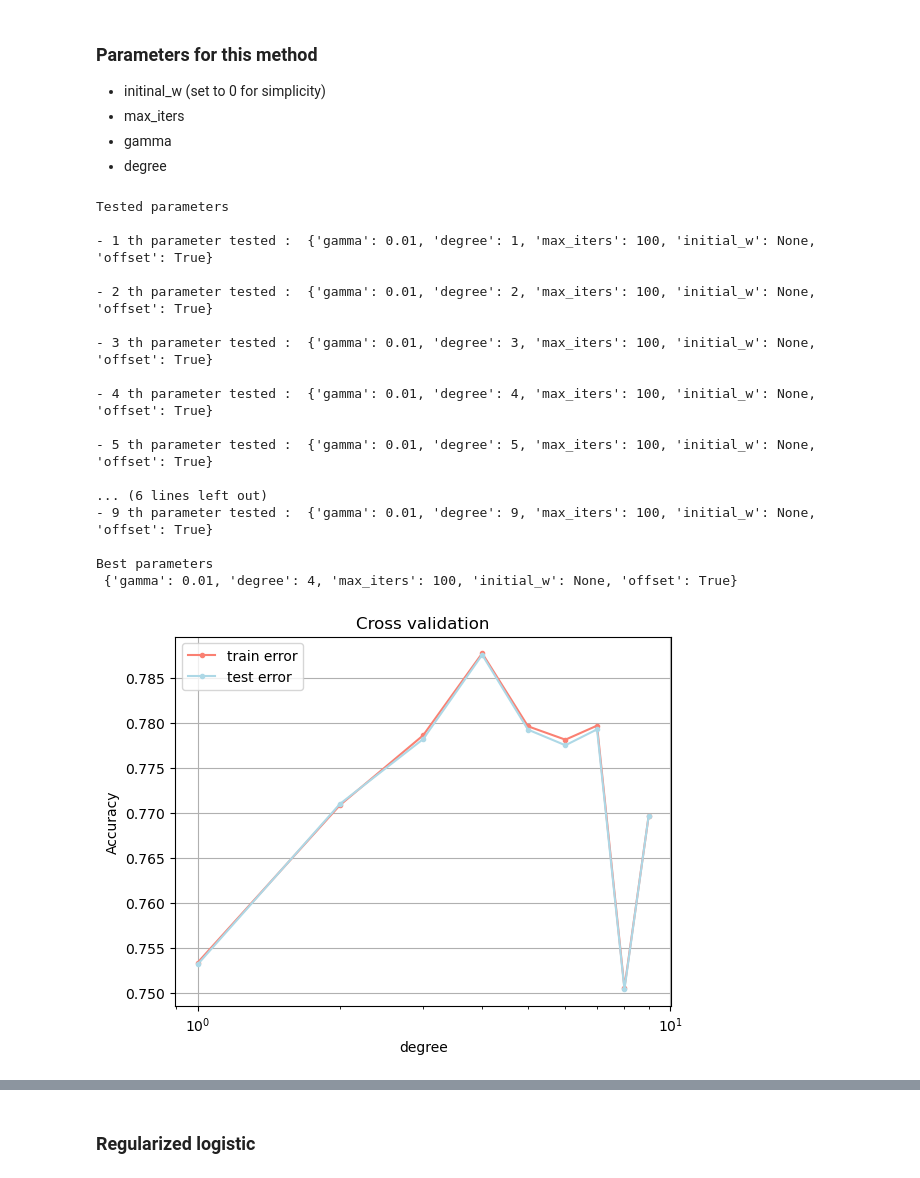
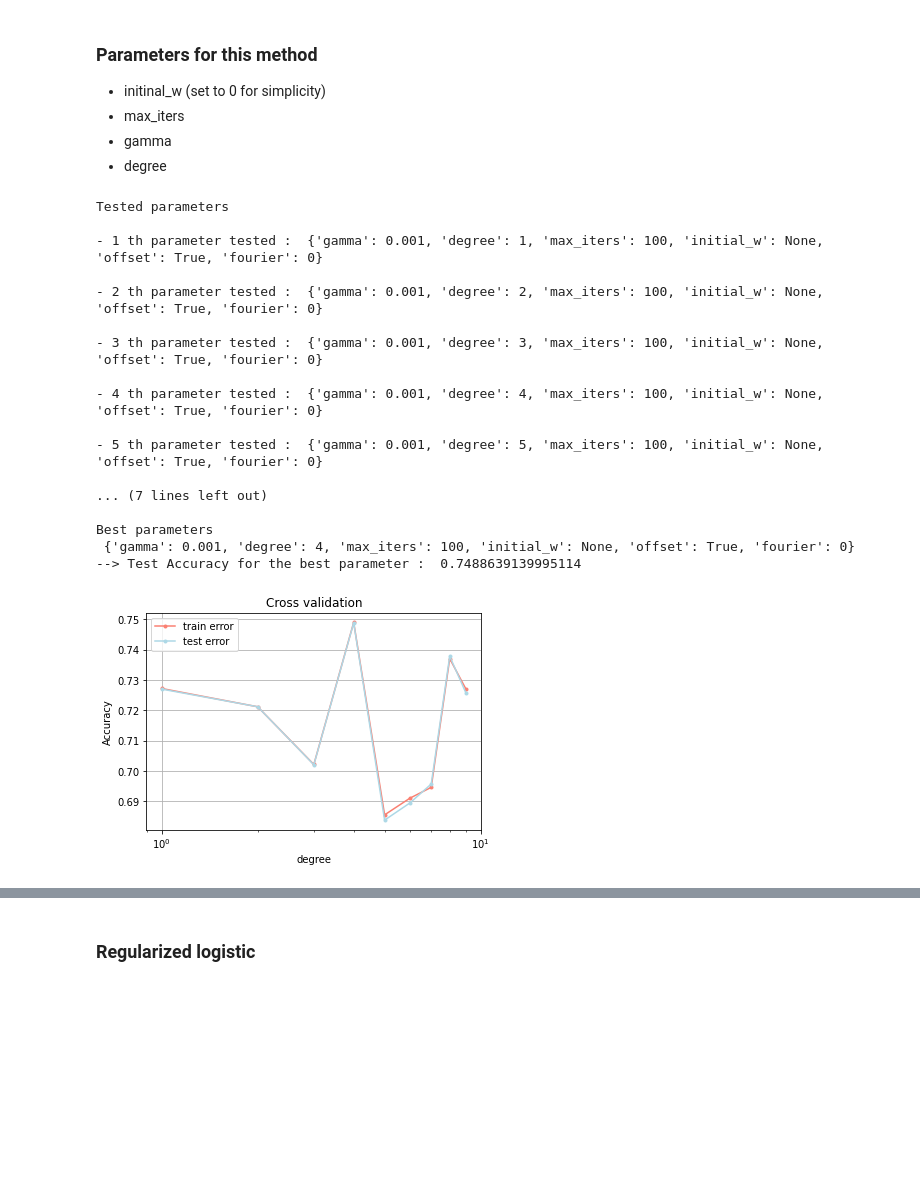
Before and after one commit to Alicia-max/ML--Binary-classification_Higgs-boson-competition, a Jupyter notebook: project/visu.ipynb, the cells around one changed output, grey strips where cells are left out. Saved outputs shown, nothing was run; the diff lists cells and outputs as text; code cells hidden in the pictures; blank space fills up the shorter version.

```diff
--- a/project/visu.ipynb
+++ b/project/visu.ipynb
@@ -249,19 +145,0 @@ As before, we decide to tune the *degree* of the polynomial expansion and the le
-# %%
-method = least_squares_SGD
-degree=np.arange(1,10)
-fourier = 1
-gamma = 0.1
-
-parameters_SDG = []
-for d in degree:
-    parameters_SDG.append({'gamma':gamma, 'degree':d,
-                           'max_iters':max_iters,'fourier': fourier, 'offset':offset})
-
-print_param_test(parameters_SDG)
-
-acc_tr_deg, acc_te_deg,std_tr_deg, std_te_deg, idx_best = cross_tunning(preprocessed_y, preprocessed_X,
-                                         k_fold=k_fold, method=method , parameters=parameters_SDG, seed=seed, log = False)
-
-
-cross_validation_visualization(degree, acc_tr_deg, acc_te_deg, 'degree')
-print('Best parameters\n', parameters_SDG[idx_best[0]])
@@ -332,7 +197,7 @@ We decide to tune the *degree* of the polynomial expansion
 # %%
 method = least_squares
 degree = np.arange(1,10)
-fourier=1
+fourier=0
 
 parameters_LS = []
 for d in degree:
@@ -355,12 +240,12 @@ We tune the *degree* of the polynomial expansion and the learning rate *lambda*
 # %%
 method = ridge_regression
-degree=np.arange(1,10)
-lambda_ = 0.1
+degree=np.arange(6,10)
+lambda_ = 0.001
 
 
 parameters_RR = []
 for d in degree:
-    parameters_RR.append({'lambda_':lambda_, 'degree':d,  'offset':offset})
+    parameters_RR.append({'lambda_':lambda_, 'degree':d,  'offset':offset, 'fourier':0})
 
 print_param_test(parameters_RR)
 
@@ -370,3 +255,5 @@ acc_tr_deg, acc_te_deg,std_tr_deg, std_te_deg, idx_best = cross_tunning(preproce
 
 cross_validation_visualization(degree, acc_tr_deg, acc_te_deg, 'degree')
 print('Best parameters\n', parameters_RR[idx_best[0]])
+accuracy_R = acc_te_deg[idx_best[0]]
+print('\033[1m' +'--> Test Accuracy for the best parameter : '+'\033[0m', accuracy_R)
@@ -401,38 +322,41 @@ print('\033[1m' +'--> Test Accuracy for the best parameter : '+'\033[0m', accura
 # %%
 method = logistic_regression
 degree = np.arange(1,10)
-gamma = 0.01 # note lower gamma here. Otherwise no convergence.
+gamma = 1e-3 # note lower gamma here. Otherwise no convergence.
 parameters_log = []
 
 for d in degree:
-    parameters_log.append({'gamma':gamma, 'degree':d, 'max_iters':max_iters, 'initial_w':None, 'offset':offset})
+    parameters_log.append({'gamma':gamma, 'degree':d, 'max_iters':max_iters, 'initial_w':None, 'offset':offset, 'fourier':0})
 
 print_param_test(parameters_log)
 
-acc_tr_deg, acc_te_deg, idx_best = cross_tunning(preprocessed_y, preprocessed_X,
+acc_tr_deg, acc_te_deg,std_tr_deg,std_te_deg, idx_best = cross_tunning(preprocessed_y, preprocessed_X,
                                          k_fold=k_fold, method=method , parameters=parameters_log, seed=seed, log=True)
 
 
 cross_validation_visualization(degree, acc_tr_deg, acc_te_deg, 'degree')
-print('Best parameters\n', parameters_log[idx_best])
+print('Best parameters\n', parameters_log[idx_best[0]])
+
+accuracy_log = acc_te_deg[idx_best[0]]
+print('\033[1m' +'--> Test Accuracy for the best parameter : '+'\033[0m', accuracy_log)
 # %% [output]
 Tested parameters
 
-- 1 th parameter tested :  {'gamma': 0.01, 'degree': 1, 'max_iters': 100, 'initial_w': None, 'offset': True}
+- 1 th parameter tested :  {'gamma': 0.001, 'degree': 1, 'max_iters': 100, 'initial_w': None, 'offset': True, 'fourier': 0}
 
-- 2 th parameter tested :  {'gamma': 0.01, 'degree': 2, 'max_iters': 100, 'initial_w': None, 'offset': True}
+- 2 th parameter tested :  {'gamma': 0.001, 'degree': 2, 'max_iters': 100, 'initial_w': None, 'offset': True, 'fourier': 0}
 
-- 3 th parameter tested :  {'gamma': 0.01, 'degree': 3, 'max_iters': 100, 'initial_w': None, 'offset': True}
+- 3 th parameter tested :  {'gamma': 0.001, 'degree': 3, 'max_iters': 100, 'initial_w': None, 'offset': True, 'fourier': 0}
 
-- 4 th parameter tested :  {'gamma': 0.01, 'degree': 4, 'max_iters': 100, 'initial_w': None, 'offset': True}
+- 4 th parameter tested :  {'gamma': 0.001, 'degree': 4, 'max_iters': 100, 'initial_w': None, 'offset': True, 'fourier': 0}
 
-- 5 th parameter tested :  {'gamma': 0.01, 'degree': 5, 'max_iters': 100, 'initial_w': None, 'offset': True}
+- 5 th parameter tested :  {'gamma': 0.001, 'degree': 5, 'max_iters': 100, 'initial_w': None, 'offset': True, 'fourier': 0}
 
-... (6 lines left out)
-- 9 th parameter tested :  {'gamma': 0.01, 'degree': 9, 'max_iters': 100, 'initial_w': None, 'offset': True}
+... (7 lines left out)
 
 Best parameters
- {'gamma': 0.01, 'degree': 4, 'max_iters': 100, 'initial_w': None, 'offset': True}
+ {'gamma': 0.001, 'degree': 4, 'max_iters': 100, 'initial_w': None, 'offset': True, 'fourier': 0}
+--> Test Accuracy for the best parameter :  0.7488639139995114
-[figure, old version]
+[figure, new version]
 # %%
 method = logistic_regression
```
Also changed, not shown: parts of 30 cells of this notebook, 4 other files.
